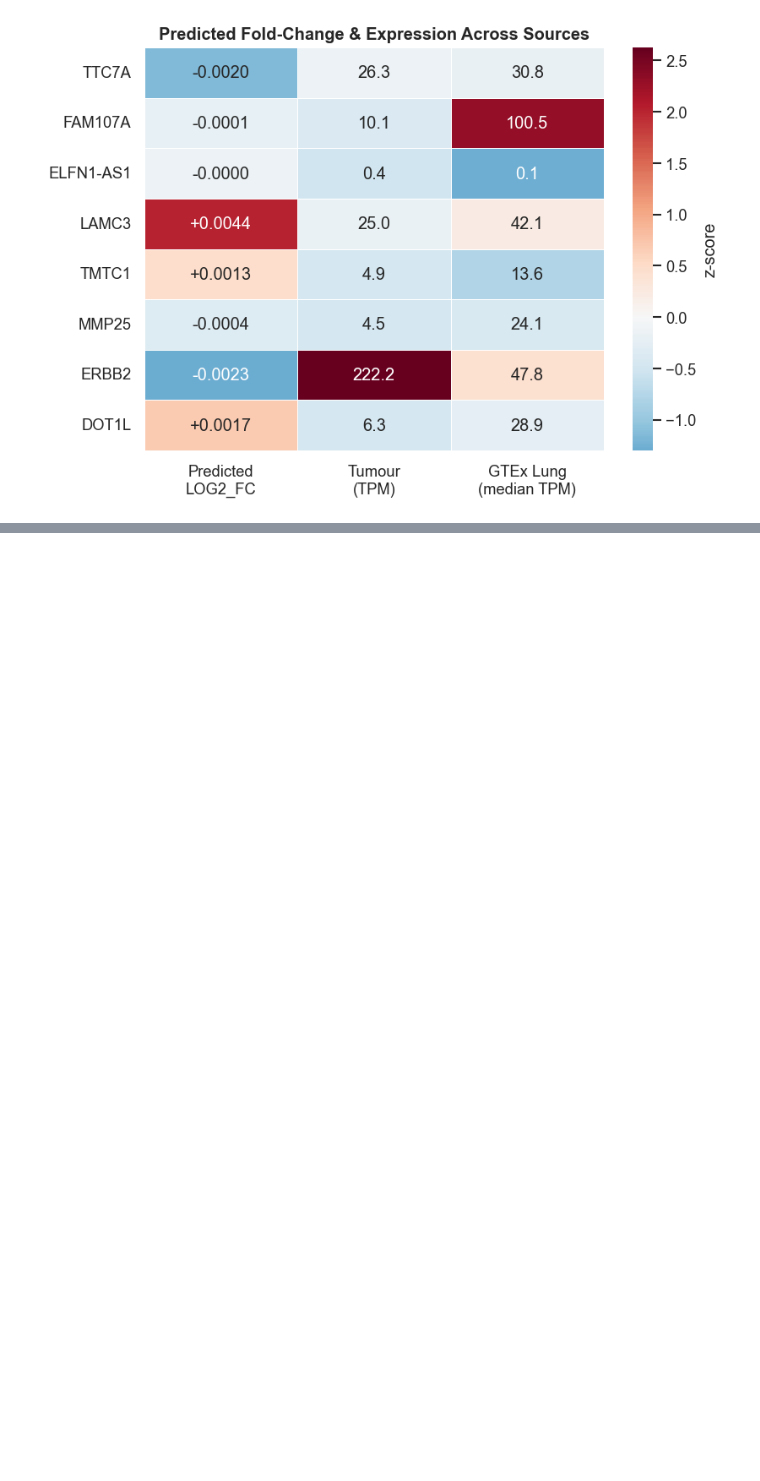
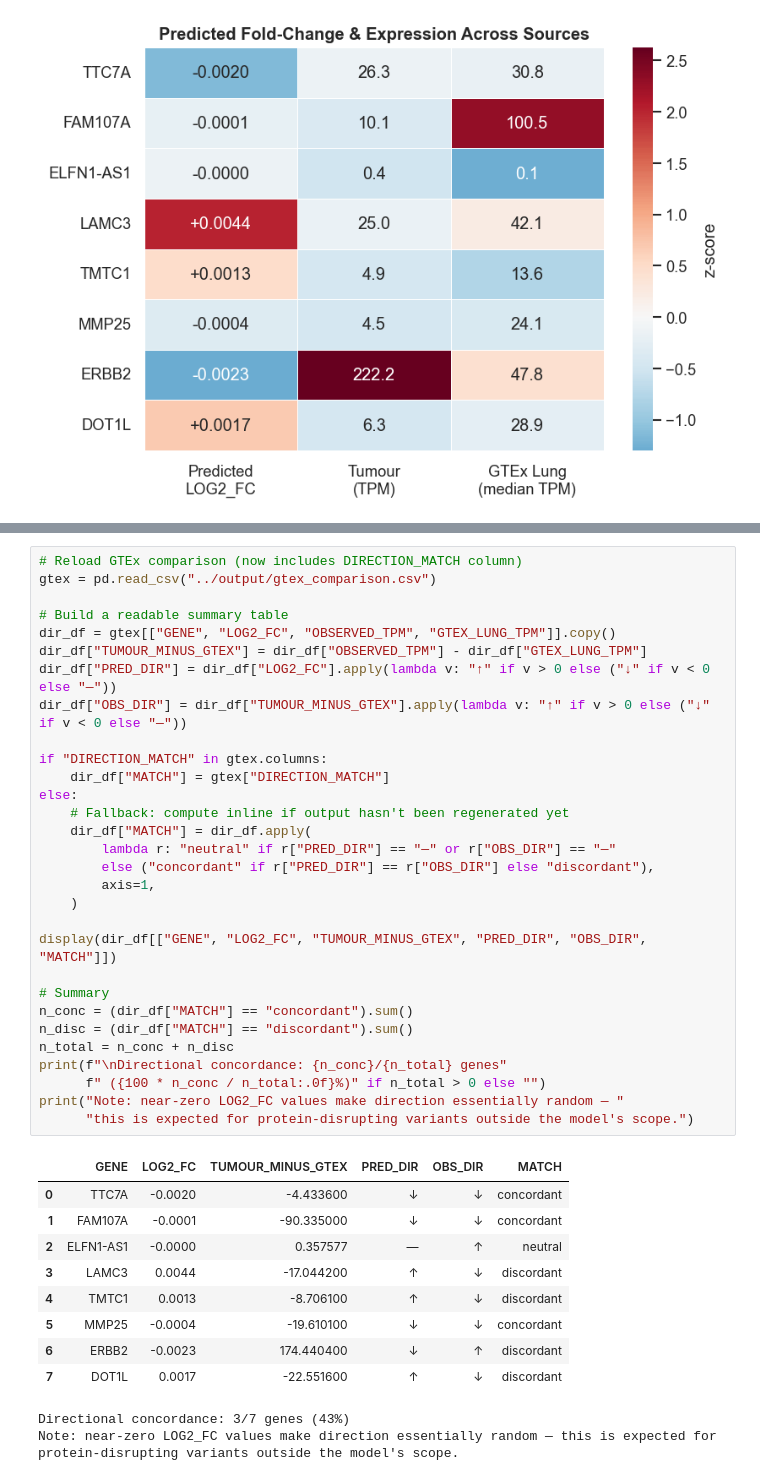
Before and after one commit to lexievu/variant-to-expression-analysis, a Jupyter notebook: notebooks/prediction_vs_rnaseq.ipynb, the cells around one changed output, grey strips where cells are left out. Saved outputs shown, nothing was run; the diff lists cells and outputs as text; blank space fills up the shorter version.

Commit message:
Add directional GTEx analysis

```diff
--- a/notebooks/prediction_vs_rnaseq.ipynb
+++ b/notebooks/prediction_vs_rnaseq.ipynb
@@ -603,0 +614,42 @@ plt.show()
+# %%
+# Reload GTEx comparison (now includes DIRECTION_MATCH column)
+gtex = pd.read_csv("../output/gtex_comparison.csv")
+
+# Build a readable summary table
+dir_df = gtex[["GENE", "LOG2_FC", "OBSERVED_TPM", "GTEX_LUNG_TPM"]].copy()
+dir_df["TUMOUR_MINUS_GTEX"] = dir_df["OBSERVED_TPM"] - dir_df["GTEX_LUNG_TPM"]
+dir_df["PRED_DIR"] = dir_df["LOG2_FC"].apply(lambda v: "↑" if v > 0 else ("↓" if v < 0 else "—"))
+dir_df["OBS_DIR"] = dir_df["TUMOUR_MINUS_GTEX"].apply(lambda v: "↑" if v > 0 else ("↓" if v < 0 else "—"))
+
+if "DIRECTION_MATCH" in gtex.columns:
+    dir_df["MATCH"] = gtex["DIRECTION_MATCH"]
+else:
+    # Fallback: compute inline if output hasn't been regenerated yet
+    dir_df["MATCH"] = dir_df.apply(
+        lambda r: "neutral" if r["PRED_DIR"] == "—" or r["OBS_DIR"] == "—"
+        else ("concordant" if r["PRED_DIR"] == r["OBS_DIR"] else "discordant"),
+        axis=1,
+    )
+
+display(dir_df[["GENE", "LOG2_FC", "TUMOUR_MINUS_GTEX", "PRED_DIR", "OBS_DIR", "MATCH"]])
+
+# Summary
+n_conc = (dir_df["MATCH"] == "concordant").sum()
+n_disc = (dir_df["MATCH"] == "discordant").sum()
+n_total = n_conc + n_disc
+print(f"\nDirectional concordance: {n_conc}/{n_total} genes"
+      f" ({100 * n_conc / n_total:.0f}%)" if n_total > 0 else "")
+print("Note: near-zero LOG2_FC values make direction essentially random — "
+      "this is expected for protein-disrupting variants outside the model's scope.")
+# %% [output]
+|  | GENE | LOG2_FC | TUMOUR_MINUS_GTEX | PRED_DIR | OBS_DIR | MATCH |
+| 0 | TTC7A | -0.0020 | -4.433600 | ↓ | ↓ | concordant |
+| 1 | FAM107A | -0.0001 | -90.335000 | ↓ | ↓ | concordant |
+| 2 | ELFN1-AS1 | -0.0000 | 0.357577 | — | ↑ | neutral |
+| 3 | LAMC3 | 0.0044 | -17.044200 | ↑ | ↓ | discordant |
+| 4 | TMTC1 | 0.0013 | -8.706100 | ↑ | ↓ | discordant |
+| 5 | MMP25 | -0.0004 | -19.610100 | ↓ | ↓ | concordant |
+| 6 | ERBB2 | -0.0023 | 174.440400 | ↓ | ↑ | discordant |
+| 7 | DOT1L | 0.0017 | -22.551600 | ↑ | ↓ | discordant |
+Directional concordance: 3/7 genes (43%)
+Note: near-zero LOG2_FC values make direction essentially random — this is expected for protein-disrupting variants outside the model's scope.
```
Also changed, not shown: parts of 1 cell of this notebook, 2 other files.
